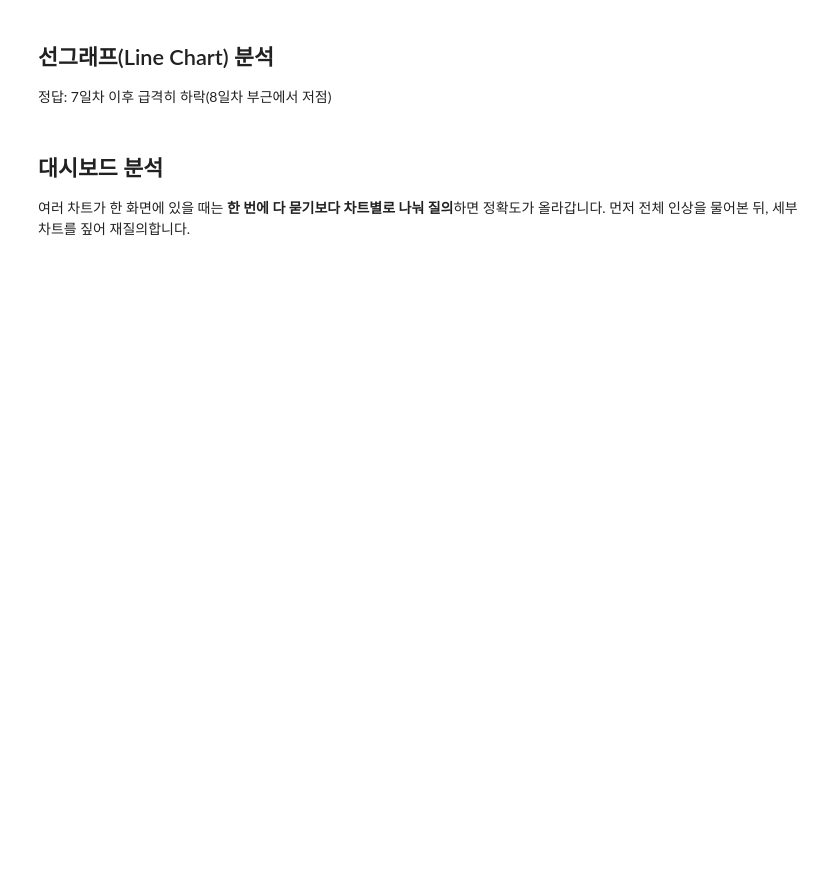
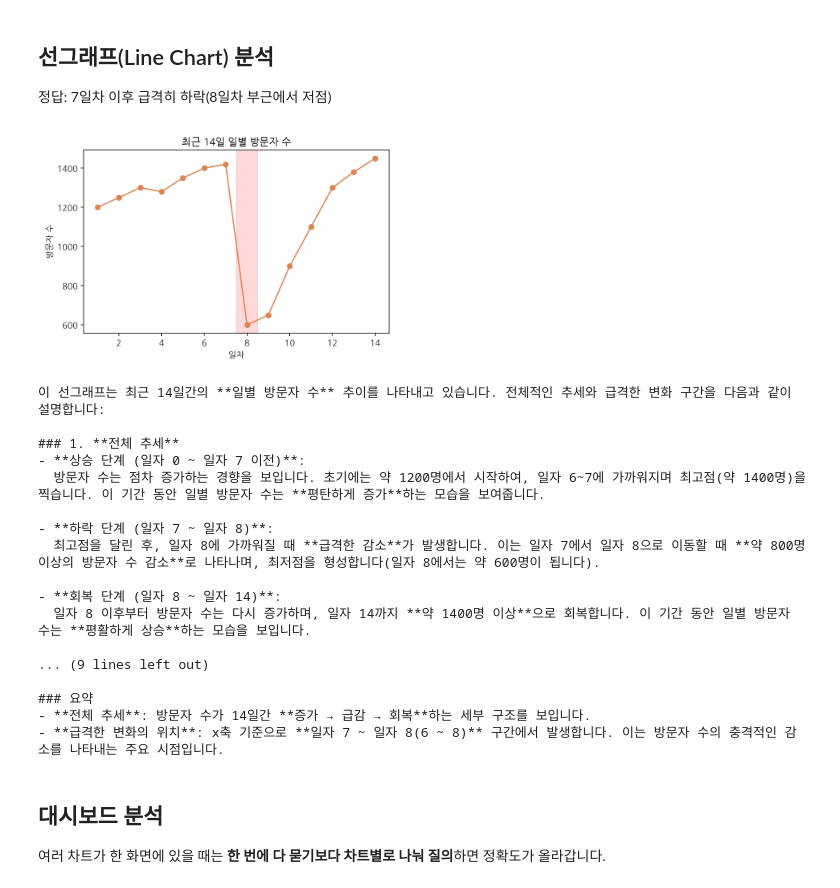
Before and after one commit to good593/course_VLM, a Jupyter notebook: 2. VLM Prompt Engineering/examples/4. Chart Analysis.ipynb, the cells around one changed output. Drawn from its saved outputs; the diff is of its cells as text; code cells hidden in the pictures; blank space fills up the shorter version.

```diff
--- a/2. VLM Prompt Engineering/examples/4. Chart Analysis.ipynb
+++ b/2. VLM Prompt Engineering/examples/4. Chart Analysis.ipynb
@@ -26,14 +34,32 @@ print(bar_qa)
 # %%
 show(LINE_CHART)
 line_qa = ask(
     LINE_CHART,
-    "이 선그래프의 전체적인 추세를 설명하고, 값이 급격히 변한 구간이 "
-    "있다면 x축 기준으로 어디인지 짚어줘.",
+    "이 선그래프의 전체적인 추세를 설명하고, 값이 급격히 변한 구간이 있다면, "
+    "x축 기준으로 어디인지 짚어줘.",
 )
 print(line_qa)
+# %% [output]
+[figure, added]
+이 선그래프는 최근 14일간의 **일별 방문자 수** 추이를 나타내고 있습니다. 전체적인 추세와 급격한 변화 구간을 다음과 같이 설명합니다:
+
+### 1. **전체 추세**
+- **상승 단계 (일자 0 ~ 일자 7 이전)**:
+  방문자 수는 점차 증가하는 경향을 보입니다. 초기에는 약 1200명에서 시작하여, 일자 6~7에 가까워지며 최고점(약 1400명)을 찍습니다. 이 기간 동안 일별 방문자 수는 **평탄하게 증가**하는 모습을 보여줍니다.
+
+- **하락 단계 (일자 7 ~ 일자 8)**:
+  최고점을 달린 후, 일자 8에 가까워질 때 **급격한 감소**가 발생합니다. 이는 일자 7에서 일자 8으로 이동할 때 **약 800명 이상의 방문자 수 감소**로 나타나며, 최저점을 형성합니다(일자 8에서는 약 600명이 됩니다).
+
+- **회복 단계 (일자 8 ~ 일자 14)**:
+  일자 8 이후부터 방문자 수는 다시 증가하며, 일자 14까지 **약 1400명 이상**으로 회복합니다. 이 기간 동안 일별 방문자 수는 **평활하게 상승**하는 모습을 보입니다.
+
+... (9 lines left out)
+
+### 요약
+- **전체 추세**: 방문자 수가 14일간 **증가 → 급감 → 회복**하는 세부 구조를 보입니다.
+- **급격한 변화의 위치**: x축 기준으로 **일자 7 ~ 일자 8(6 ~ 8)** 구간에서 발생합니다. 이는 방문자 수의 충격적인 감소를 나타내는 주요 시점입니다.
 # %% [markdown]
 ## 대시보드 분석
-여러 차트가 한 화면에 있을 때는 **한 번에 다 묻기보다 차트별로 나눠 질의**하면
-정확도가 올라갑니다. 먼저 전체 인상을 물어본 뒤, 세부 차트를 짚어 재질의합니다.
+여러 차트가 한 화면에 있을 때는 **한 번에 다 묻기보다 차트별로 나눠 질의**하면 정확도가 올라갑니다.
 # %%
 show(DASHBOARD, width=560)
```
Also changed, not shown: parts of 3 cells of this notebook, 4 other files.
